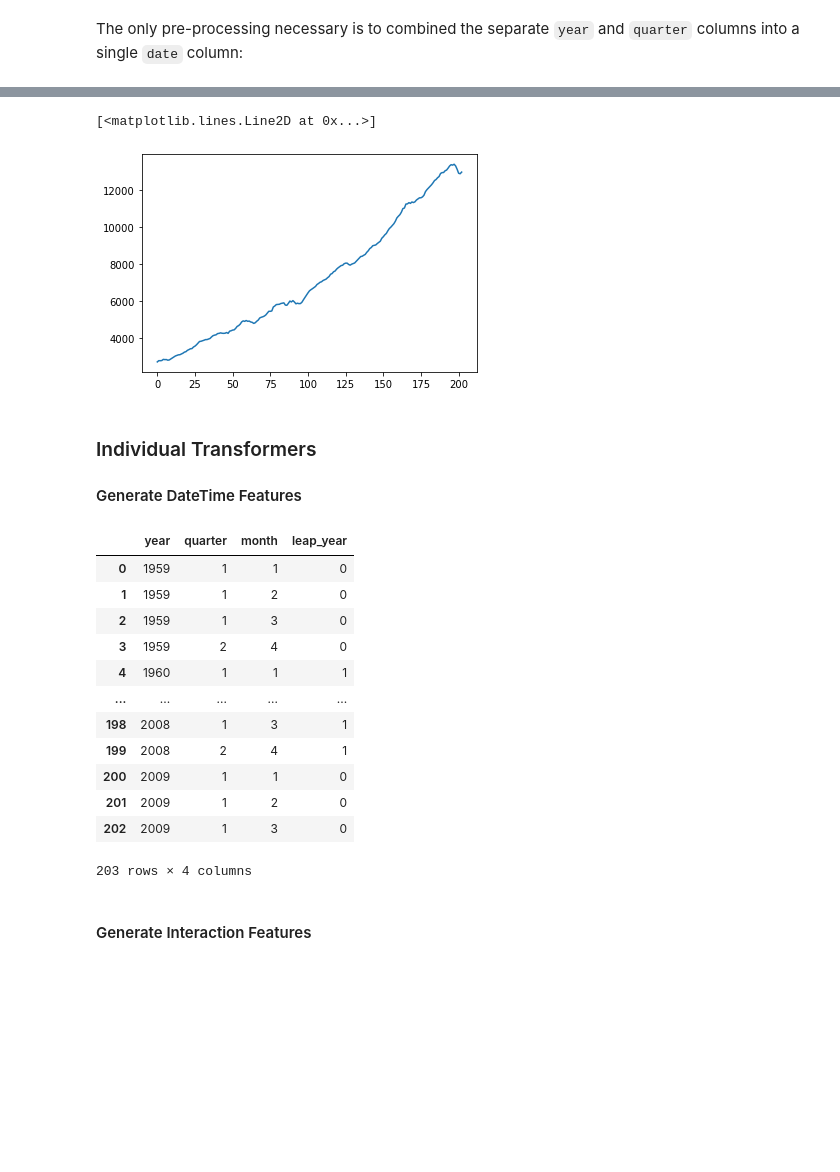
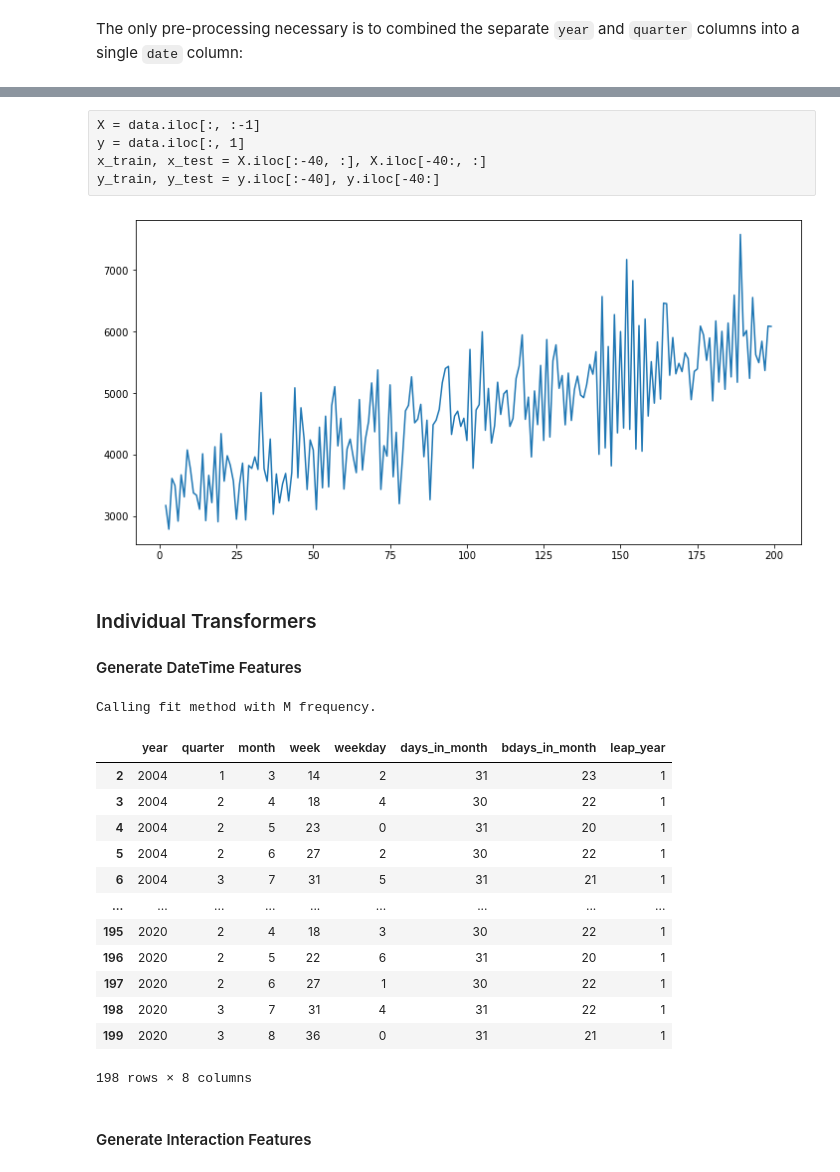
Before and after one commit to chris-santiago/tsfeast, a Jupyter notebook: notebooks/Example.ipynb, the cells around one changed output, grey strips where cells are left out. Drawn from its saved outputs; the diff is of its cells as text; code cells hidden in the pictures; blank space fills up the shorter version.

Commit message:
remove if/else from datetime features

```diff
--- a/notebooks/Example.ipynb
+++ b/notebooks/Example.ipynb
@@ -89,0 +26,25 @@ data
+# %%
+def make_dummy_data(n=200):
+    coefs = {'ar': [1, 0.75], 'ma': [1], 'trend': 3.2, 'bdays_in_month': 231, 'marketing': 0.002}
+    rng = np.random.default_rng(seed=42)
+
+    sales = pd.DataFrame({
+        'date': pd.date_range(end='2020-08-31', periods=200, freq='M'),
+        'base': rng.poisson(1000, n),
+        'ar': arma_generate_sample(ar=coefs['ar'], ma=coefs['ma'], nsample=n, scale=400),
+        'trend': [x * coefs['trend'] + rng.poisson(100) for x in range(n)],
+    })
+    sales = sales.join(get_datetime_features(sales['date']))
+    sales['per_day'] = sales['bdays_in_month'] * coefs['bdays_in_month'] + rng.poisson(100, n)
+    sales['mkt_base'] = rng.normal(1e6, 1e4, n)
+    sales['mkt_trend'] = [x * 5e3 for x in range(1, n+1)]
+    sales['mkt_season'] = np.where(sales['quarter'] == 3, sales['mkt_base'] * .30, 0)
+    sales['mkt_total'] = sales.loc[:, 'mkt_base': 'mkt_season'].sum(1)
+
+    return pd.DataFrame({
+        'y': sales.loc[:, 'base':'trend'].sum(1) + (sales['mkt_total'].shift(2) * coefs['marketing'] + rng.poisson(100, n)),
+        'date': sales['date'],
+        'marketing': sales['mkt_total']
+    })
+# %%
+data = make_dummy_data().dropna()
@@ -90,11 +61,2 @@ data
 # %% [markdown]
 The only pre-processing necessary is to combined the separate `year` and `quarter` columns into a single `date` column:
-# %%
-dates = (
-    data.iloc[:, :2]
-    .apply(lambda x: x.astype(int).astype(str))
-    .apply(lambda row: '-0'.join(row), axis=1)
-)
-data.drop(['year', 'quarter'], axis=1, inplace=True)
-data.insert(loc=1, column='date', value=dates)
-data
@@ -119,0 +72,5 @@ y_train, y_test = y.iloc[:-40], y.iloc[-40:]
+# %% [raw]
+X = data.iloc[:, :-1]
+y = data.iloc[:, 1]
+x_train, x_test = X.iloc[:-40, :], X.iloc[-40:, :]
+y_train, y_test = y.iloc[:-40], y.iloc[-40:]
@@ -120,8 +82,9 @@ y_train, y_test = y.iloc[:-40], y.iloc[-40:]
 # %%
+plt.figure(figsize=(12, 6))
 plt.plot(y)
+plt.show()
 # %% [output]
-[<matplotlib.lines.Line2D at 0x...>]
-[figure, old version]
+[figure, new version]
 # %% [markdown]
 ### Individual Transformers
 
@@ -130,19 +93,20 @@ plt.plot(y)
 dt = DateTimeFeatures(date_col='date')
 dt.fit_transform(X, y)
 # %% [output]
+Calling fit method with M frequency.
-|  | year | quarter | month | leap_year |
-| 0 | 1959 | 1 | 1 | 0 |
-| 1 | 1959 | 1 | 2 | 0 |
-| 2 | 1959 | 1 | 3 | 0 |
-| 3 | 1959 | 2 | 4 | 0 |
-| 4 | 1960 | 1 | 1 | 1 |
-| ... | ... | ... | ... | ... |
-| 198 | 2008 | 1 | 3 | 1 |
-| 199 | 2008 | 2 | 4 | 1 |
-| 200 | 2009 | 1 | 1 | 0 |
-| 201 | 2009 | 1 | 2 | 0 |
-| 202 | 2009 | 1 | 3 | 0 |
+|  | year | quarter | month | week | weekday | days_in_month | bdays_in_month | leap_year |
+| 2 | 2004 | 1 | 3 | 14 | 2 | 31 | 23 | 1 |
+| 3 | 2004 | 2 | 4 | 18 | 4 | 30 | 22 | 1 |
+| 4 | 2004 | 2 | 5 | 23 | 0 | 31 | 20 | 1 |
+| 5 | 2004 | 2 | 6 | 27 | 2 | 30 | 22 | 1 |
+| 6 | 2004 | 3 | 7 | 31 | 5 | 31 | 21 | 1 |
+| ... | ... | ... | ... | ... | ... | ... | ... | ... |
+| 195 | 2020 | 2 | 4 | 18 | 3 | 30 | 22 | 1 |
+| 196 | 2020 | 2 | 5 | 22 | 6 | 31 | 20 | 1 |
+| 197 | 2020 | 2 | 6 | 27 | 1 | 30 | 22 | 1 |
+| 198 | 2020 | 3 | 7 | 31 | 4 | 31 | 22 | 1 |
+| 199 | 2020 | 3 | 8 | 36 | 0 | 31 | 21 | 1 |
-203 rows × 4 columns
+198 rows × 8 columns
 # %% [markdown]
 #### Generate Interaction Features
 # %%
```
Also changed, not shown: parts of 22 cells of this notebook, 1 other file.
